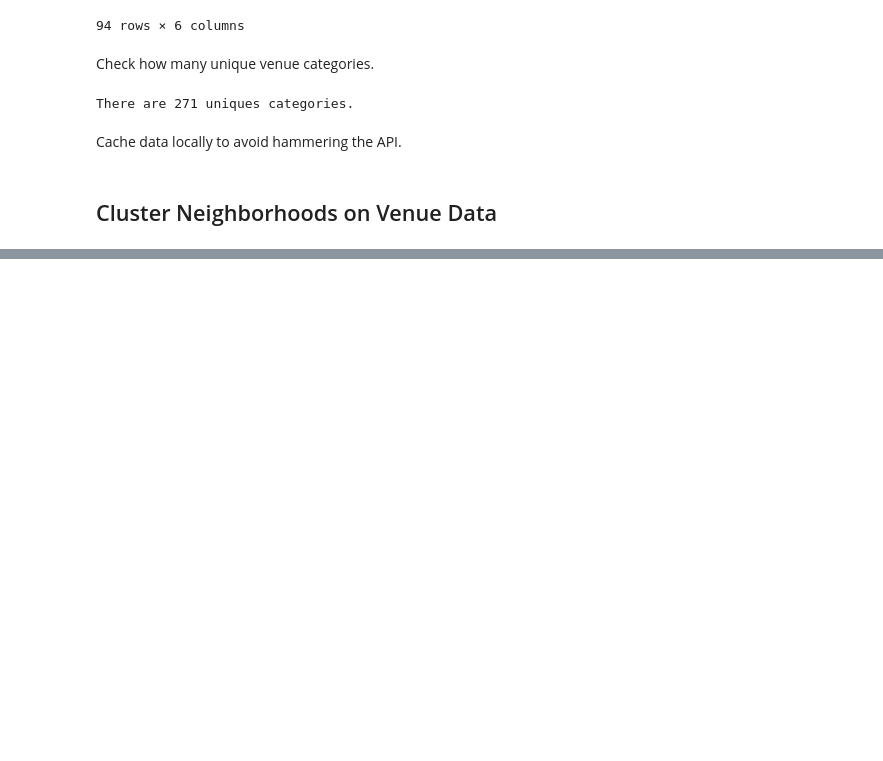
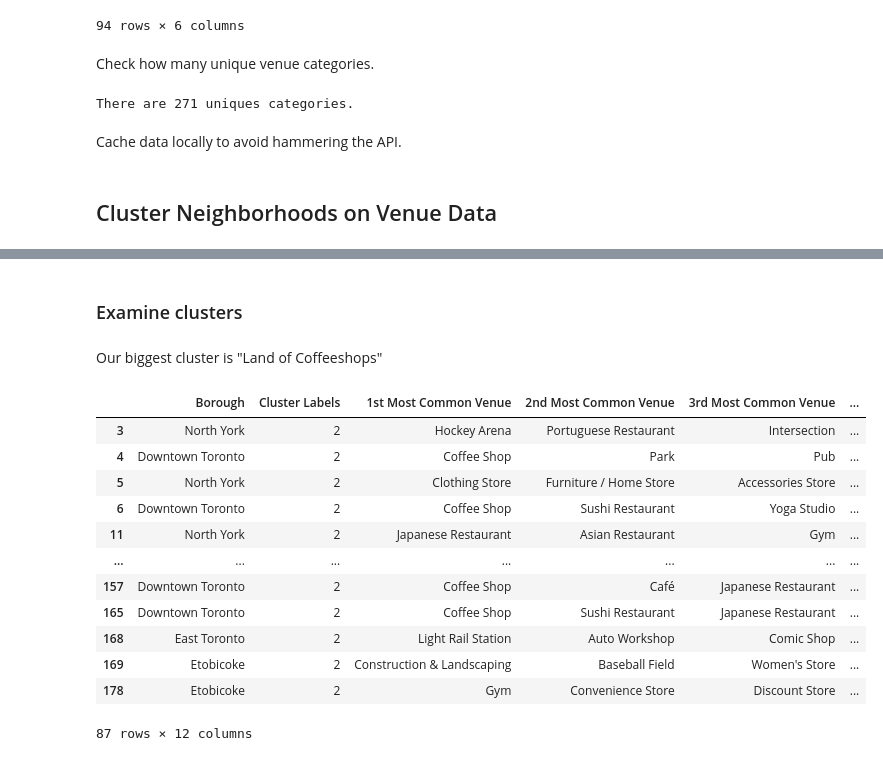
Before and after one commit to bkeej/Coursera_Capstone, a Jupyter notebook: applied_data_science_capstone.ipynb, the cells around one changed output, grey strips where cells are left out. Cells and saved outputs as stored; diff of their text form; code cells hidden in the pictures; blank space fills up the shorter version.

Commit message:
kmeans clustering finished

```diff
--- a/applied_data_science_capstone.ipynb
+++ b/applied_data_science_capstone.ipynb
@@ -237,0 +351,11 @@ toronto_venues.to_csv('toronto_venues.csv', encoding='utf-8', index = False)
+# %%
+# set number of clusters
+kclusters = 5
+
+toronto_grouped_clustering = toronto_grouped.drop('Neighborhood', 1)
+
+# run k-means clustering
+kmeans = KMeans(n_clusters=kclusters, random_state=0).fit(toronto_grouped_clustering)
+
+# check cluster labels generated for each row in the dataframe
+kmeans.labels_[0:10]
@@ -237,0 +364,13 @@ toronto_venues.to_csv('toronto_venues.csv', encoding='utf-8', index = False)
+# %%
+# add clustering labels
+neighborhoods_venues_sorted.insert(0, 'Cluster Labels', kmeans.labels_)
+
+toronto_merged = df
+
+# merge toronto_grouped with toronto_data to add latitude/longitude for each neighborhood
+toronto_merged = toronto_merged.join(neighborhoods_venues_sorted.set_index('Neighborhood'), on='Neighborhood')
+
+toronto_merged['Cluster Labels']
+
+# check that everyone got a cluster label
+toronto_merged[toronto_merged['Cluster Labels'].isnull()]
@@ -237,0 +384,6 @@ toronto_venues.to_csv('toronto_venues.csv', encoding='utf-8', index = False)
+# %%
+# drop these unclustered neighborhoods. They just didn't have foursquare venues.
+toronto_merged.dropna(subset = ['Cluster Labels'], inplace=True)
+# %%
+# convert float cluster labels to int
+toronto_merged['Cluster Labels'] = toronto_merged['Cluster Labels'].astype('int')
@@ -237,0 +416,20 @@ toronto_venues.to_csv('toronto_venues.csv', encoding='utf-8', index = False)
+# %% [markdown]
+### Examine clusters
+# %% [markdown]
+Our biggest cluster is "Land of Coffeeshops"
+# %%
+toronto_merged.loc[toronto_merged['Cluster Labels'] == 2, toronto_merged.columns[[1] + list(range(5, toronto_merged.shape[1]))]]
+# %% [output]
+|  | Borough | Cluster Labels | 1st Most Common Venue | 2nd Most Common Venue | 3rd Most Common Venue | ... |
+| 3 | North York | 2 | Hockey Arena | Portuguese Restaurant | Intersection | ... |
+| 4 | Downtown Toronto | 2 | Coffee Shop | Park | Pub | ... |
+| 5 | North York | 2 | Clothing Store | Furniture / Home Store | Accessories Store | ... |
+| 6 | Downtown Toronto | 2 | Coffee Shop | Sushi Restaurant | Yoga Studio | ... |
+| 11 | North York | 2 | Japanese Restaurant | Asian Restaurant | Gym | ... |
+| ... | ... | ... | ... | ... | ... | ... |
+| 157 | Downtown Toronto | 2 | Coffee Shop | Café | Japanese Restaurant | ... |
+| 165 | Downtown Toronto | 2 | Coffee Shop | Sushi Restaurant | Japanese Restaurant | ... |
+| 168 | East Toronto | 2 | Light Rail Station | Auto Workshop | Comic Shop | ... |
+| 169 | Etobicoke | 2 | Construction & Landscaping | Baseball Field | Women's Store | ... |
+| 178 | Etobicoke | 2 | Gym | Convenience Store | Discount Store | ... |
+87 rows × 12 columns
```
Also changed, not shown: parts of 23 cells of this notebook.
